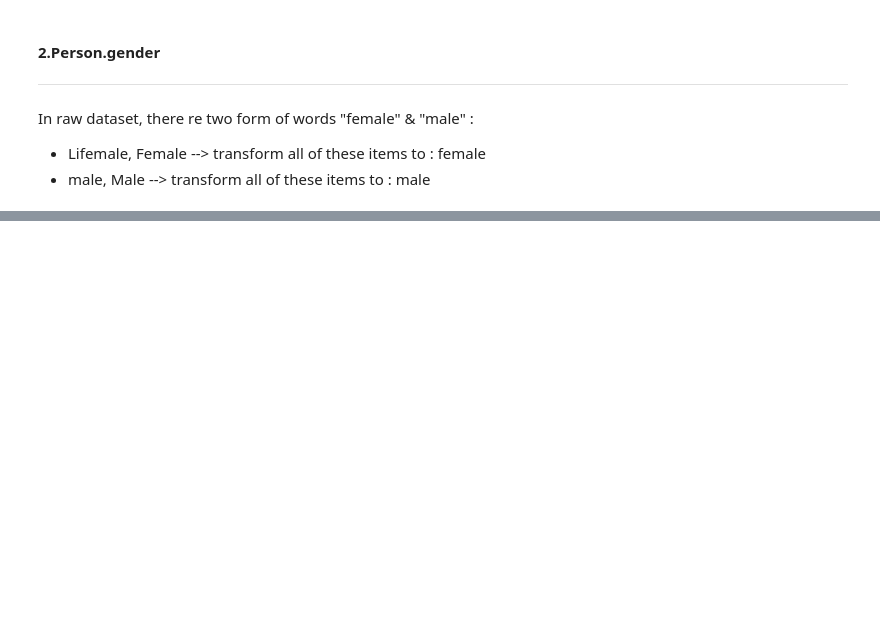
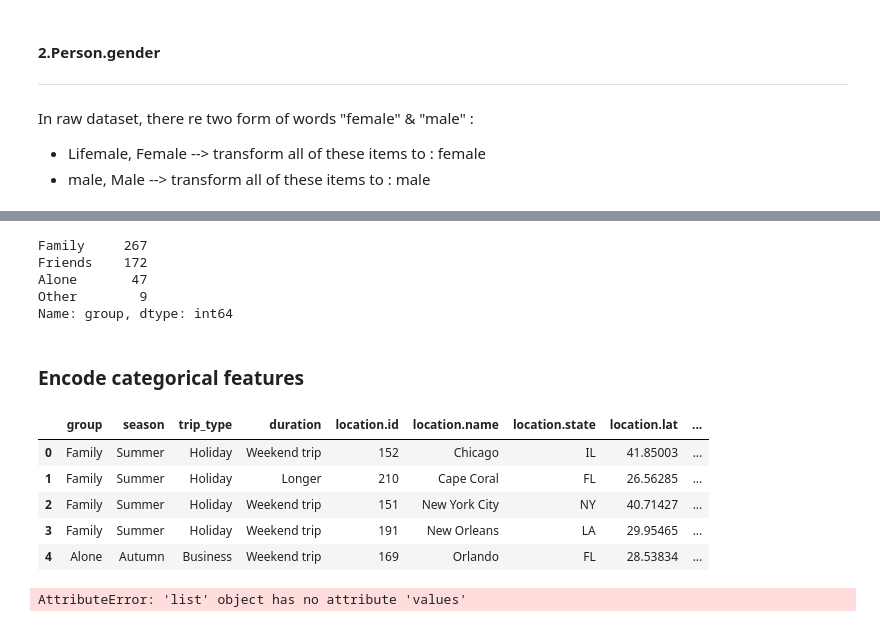
Before and after one commit to shadow1999k/Demographic-Bias-in-POI, a Jupyter notebook: TREC2016_data_analysis.ipynb, the cells around one changed output, grey strips where cells are left out. Saved outputs shown, nothing was run; the diff lists cells and outputs as text; code cells hidden in the pictures; blank space fills up the shorter version.

```diff
--- a/TREC2016_data_analysis.ipynb
+++ b/TREC2016_data_analysis.ipynb
@@ -18,7 +18,7 @@ import matplotlib.pyplot as plt
 # %%
 # Load .json data
 Phase1_data = []
-with open('Phase1_requests.json') as f:
+with open('D:/Fairness in Recommender project/datasets/TREC contextual suggestion/Phase1_requests.json') as f:
     for line in f:
         Phase1_data.append(json.loads(line))
 # %%
@@ -107,3 +165,6 @@ phase1_df = phase1_df.replace({'person.gender': {'Female':'female', 'Male':'male
+# %%
+phase1_df['person.age'] = phase1_df['person.age'].astype('int')
+# run abive cell again (to check all data points type-->int)
 # %% [markdown]
 ### Some visualizations
 # %%
@@ -174,0 +325,25 @@ fig.show()
+# %%
+phase1_df['group'].value_counts()
+# %% [output]
+Family     267
+Friends    172
+Alone       47
+Other        9
+Name: group, dtype: int64
+# %% [markdown]
+### Encode categorical features
+# %%
+phase1_df.head()
+# %% [output]
+|  | group | season | trip_type | duration | location.id | location.name | location.state | location.lat | ... |
+| 0 | Family | Summer | Holiday | Weekend trip | 152 | Chicago | IL | 41.85003 | ... |
+| 1 | Family | Summer | Holiday | Longer | 210 | Cape Coral | FL | 26.56285 | ... |
+| 2 | Family | Summer | Holiday | Weekend trip | 151 | New York City | NY | 40.71427 | ... |
+| 3 | Family | Summer | Holiday | Weekend trip | 191 | New Orleans | LA | 29.95465 | ... |
+| 4 | Alone | Autumn | Business | Weekend trip | 169 | Orlando | FL | 28.53834 | ... |
+# %%
+#phase1_df = pd.json_normalize(phase1_df['body'])
+preferences_df = pd.json_normalize(phase1_df['person.preferences'])
+preferences_df.head()
+# %% [output]
+AttributeError: 'list' object has no attribute 'values'
```
Also changed, not shown: parts of 16 cells of this notebook.
